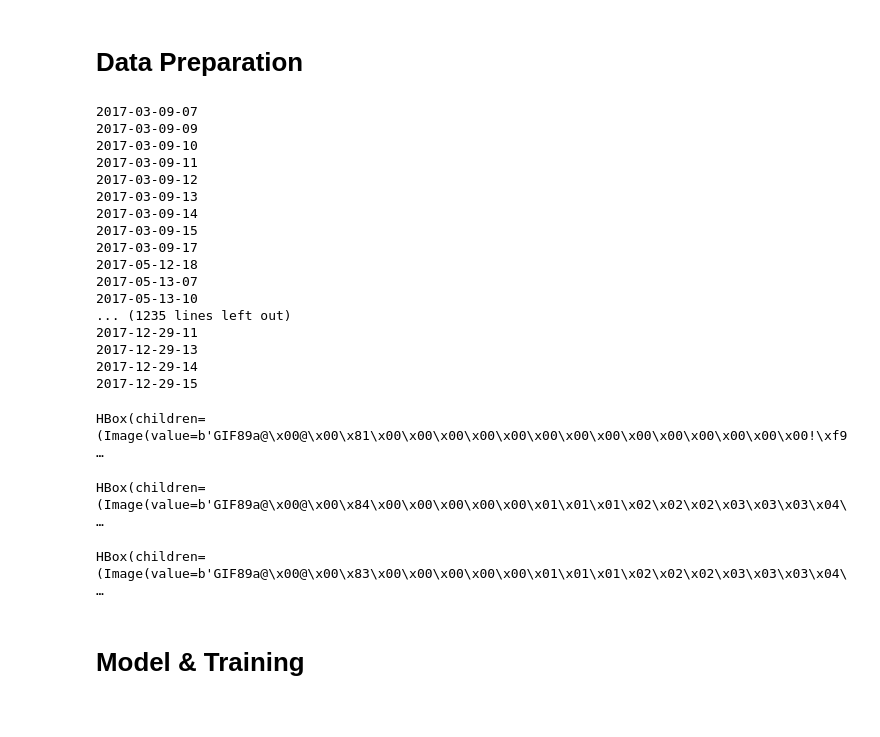
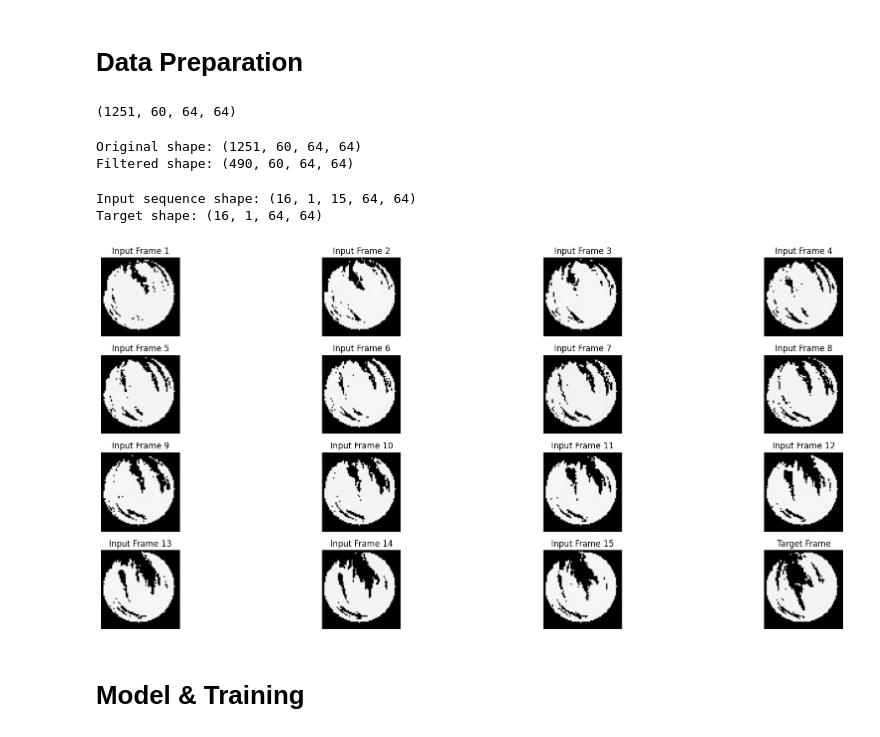
Before and after one commit to OmarAliMSY/ShadowMitigation, a Jupyter notebook: playground/pyt/Testbook.ipynb, the cells around one changed output. Saved outputs shown, nothing was run; the diff lists cells and outputs as text; code cells hidden in the pictures.

Commit message:
threshold in Testbook, gitignore

```diff
--- a/playground/pyt/Testbook.ipynb
+++ b/playground/pyt/Testbook.ipynb
@@ -54,26 +54,27 @@ for k, v in dataset.items():
 
 SKIPPD = []
 for valid in correct:
-    print(valid)
+    #print(valid)
     SKIPPD.append([cv2.imread(str(i), cv2.IMREAD_GRAYSCALE) for i in dataset[valid]])
+print(np.array(SKIPPD).shape)
 # %% [output]
-2017-03-09-07
-2017-03-09-09
-2017-03-09-10
-2017-03-09-11
-2017-03-09-12
-2017-03-09-13
-2017-03-09-14
-2017-03-09-15
-2017-03-09-17
-2017-05-12-18
-2017-05-13-07
-2017-05-13-10
-... (1235 lines left out)
-2017-12-29-11
-2017-12-29-13
-2017-12-29-14
-2017-12-29-15
+(1251, 60, 64, 64)
+# %%
+# Assuming SKIPPD is a numpy array with shape (1251, 60, 64, 64)
+threshold = 20000*255  # Example threshold value
+
+# Calculate the sum of pixel values for each sequence
+sequence_sums = np.sum(SKIPPD, axis=(1, 2, 3))
+
+# Filter sequences where the sum is above the threshold
+filtered_indices = np.where(sequence_sums > threshold)[0]
+filtered_SKIPPD = np.array(SKIPPD)[filtered_indices]
+
+print(f"Original shape: {np.array(SKIPPD).shape}")
+print(f"Filtered shape: {filtered_SKIPPD.shape}")
+# %% [output]
+Original shape: (1251, 60, 64, 64)
+Filtered shape: (490, 60, 64, 64)
 # %%
 from torch.utils.data import DataLoader
 
@@ -137,14 +147,45 @@ input, _ = next(iter(val_loader))
 # Reverse process before displaying
 input = input.cpu().numpy() * 255.0
 
-for video in input.squeeze(1)[:3]:          # Loop over videos
+for video in input.squeeze(1)[:32]:          # Loop over videos
     with io.BytesIO() as gif:
         imageio.mimsave(gif,video.astype(np.uint8),"GIF",fps=5)
         display(HBox([widgets.Image(value=gif.getvalue())]))
-# %% [output]
-HBox(children=(Image(value=b'GIF89a@\x00@\x00\x81\x00\x00\x00\x00\x00\x00\x00\x00\x00\x00\x00\x00\x00\x00!\xf9…
-HBox(children=(Image(value=b'GIF89a@\x00@\x00\x84\x00\x00\x00\x00\x00\x01\x01\x01\x02\x02\x02\x03\x03\x03\x04\…
-HBox(children=(Image(value=b'GIF89a@\x00@\x00\x83\x00\x00\x00\x00\x00\x01\x01\x01\x02\x02\x02\x03\x03\x03\x04\…
+# %%
+import matplotlib.pyplot as plt
+
+# Get a batch
+for input_seq, target in val_loader:
+    # Reverse process before displaying
+    input_seq = input_seq.cpu().numpy() * 255.0
+    target = target.cpu().numpy() * 255.0
+
+    print("Input sequence shape:", input_seq.shape)
+    print("Target shape:", target.shape)
+
+     #Adjust the figure size as needed
+    plt.figure(figsize=(20, 8))
+
+    # Displaying the input sequence frames
+    for i in range(input_seq.shape[2]):  # input_seq.shape[2] should be 15 for the sequence length
+        plt.subplot(4, 4, i+1)  # Adjust the grid to 4x4 to fit all 16 images
+        plt.imshow(input_seq[0, 0, i], cmap='gray')
+        plt.title(f'Input Frame {i+1}')
+        plt.axis('off')
+
+    # Displaying the target frame
+    plt.subplot(4, 4, 16)  # Position for the target frame in the 4x4 grid
+    plt.imshow(target[0,0], cmap='gray')
+    plt.title('Target Frame')
+    plt.axis('off')
+
+    plt.tight_layout()
+    plt.show()
+    break  # Only process the first batch for demonstration
+# %% [output]
+Input sequence shape: (16, 1, 15, 64, 64)
+Target shape: (16, 1, 64, 64)
+[figure, added]
 # %% [markdown]
 # Model & Training
 # %%
```
Also changed, not shown: parts of 7 cells of this notebook, 7 other files.
